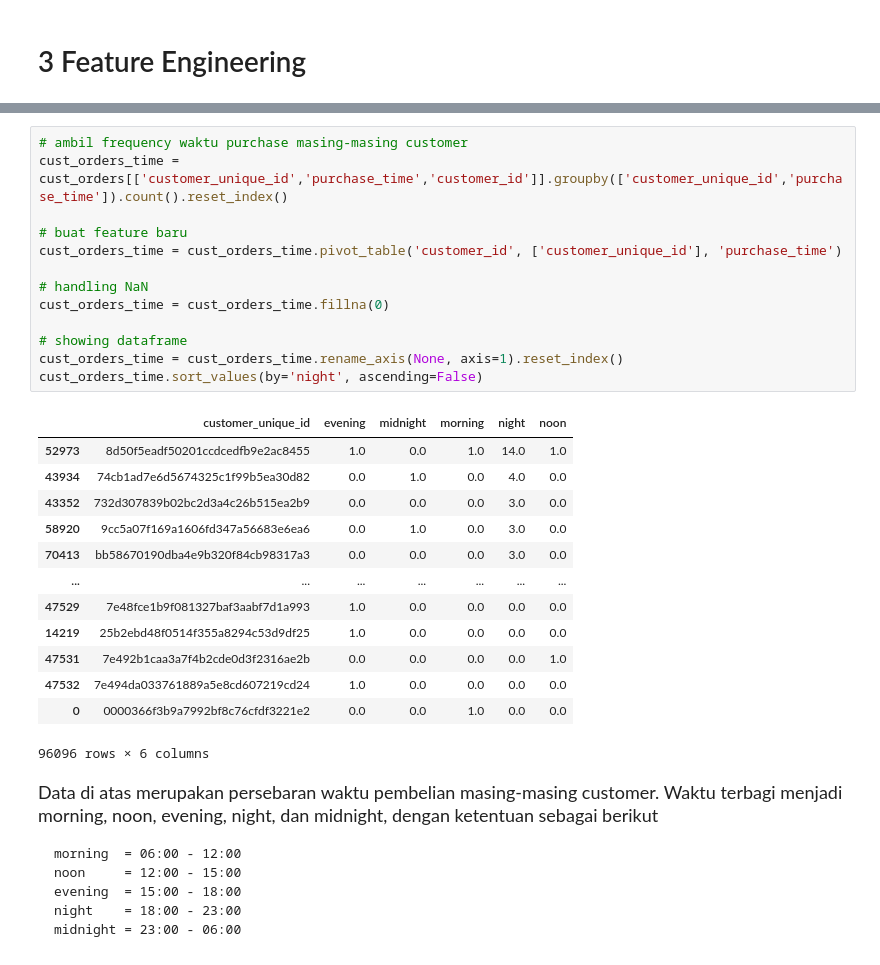
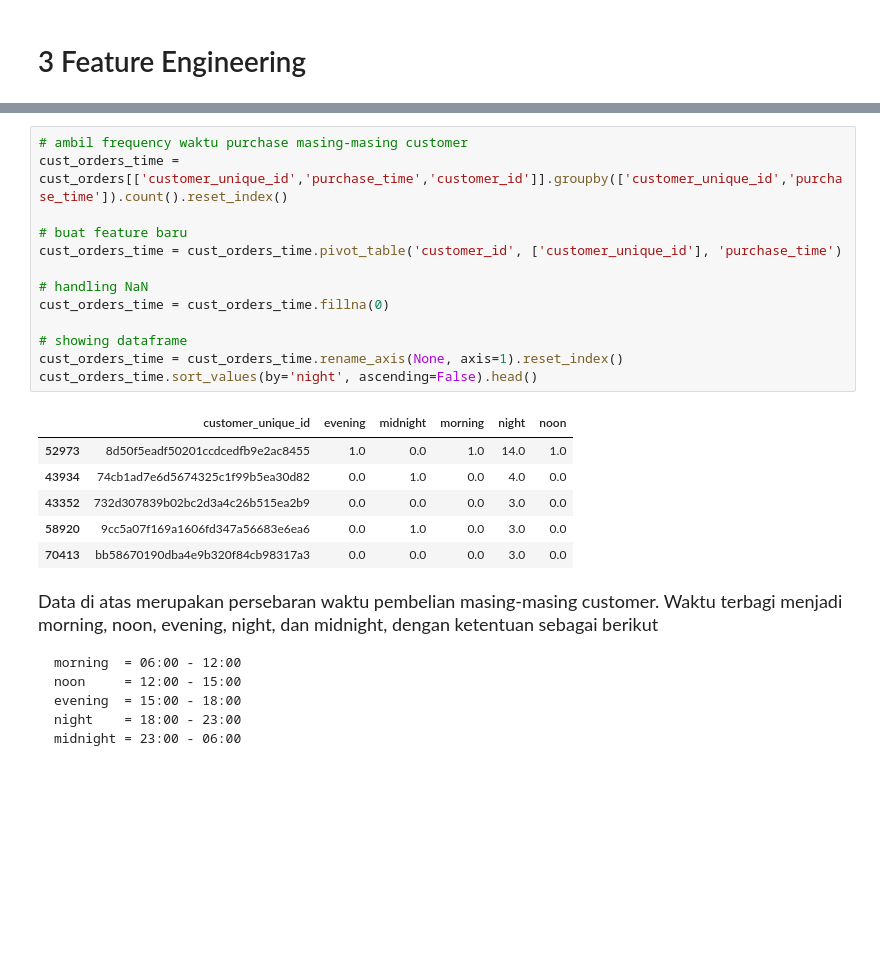
Before and after one commit to latifaahu/kaggle-brazilian, a Jupyter notebook: 03-latifah-hukma-shobiyya.ipynb, the cells around one changed output, grey strips where cells are left out. Drawn from its saved outputs; the diff is of its cells as text; blank space fills up the shorter version.

```diff
--- a/03-latifah-hukma-shobiyya.ipynb
+++ b/03-latifah-hukma-shobiyya.ipynb
@@ -600,30 +650,23 @@ cust_orders
 # %%
 # ambil frequency waktu purchase masing-masing customer
 cust_orders_time = cust_orders[['customer_unique_id','purchase_time','customer_id']].groupby(['customer_unique_id','purchase_time']).count().reset_index()
 
 # buat feature baru
 cust_orders_time = cust_orders_time.pivot_table('customer_id', ['customer_unique_id'], 'purchase_time')
 
 # handling NaN
 cust_orders_time = cust_orders_time.fillna(0)
 
 # showing dataframe
 cust_orders_time = cust_orders_time.rename_axis(None, axis=1).reset_index()
-cust_orders_time.sort_values(by='night', ascending=False)
+cust_orders_time.sort_values(by='night', ascending=False).head()
 # %% [output]
 |  | customer_unique_id | evening | midnight | morning | night | noon |
 | 52973 | 8d50f5eadf50201ccdcedfb9e2ac8455 | 1.0 | 0.0 | 1.0 | 14.0 | 1.0 |
 | 43934 | 74cb1ad7e6d5674325c1f99b5ea30d82 | 0.0 | 1.0 | 0.0 | 4.0 | 0.0 |
 | 43352 | 732d307839b02bc2d3a4c26b515ea2b9 | 0.0 | 0.0 | 0.0 | 3.0 | 0.0 |
 | 58920 | 9cc5a07f169a1606fd347a56683e6ea6 | 0.0 | 1.0 | 0.0 | 3.0 | 0.0 |
 | 70413 | bb58670190dba4e9b320f84cb98317a3 | 0.0 | 0.0 | 0.0 | 3.0 | 0.0 |
-| ... | ... | ... | ... | ... | ... | ... |
-| 47529 | 7e48fce1b9f081327baf3aabf7d1a993 | 1.0 | 0.0 | 0.0 | 0.0 | 0.0 |
-| 14219 | 25b2ebd48f0514f355a8294c53d9df25 | 1.0 | 0.0 | 0.0 | 0.0 | 0.0 |
-| 47531 | 7e492b1caa3a7f4b2cde0d3f2316ae2b | 0.0 | 0.0 | 0.0 | 0.0 | 1.0 |
-| 47532 | 7e494da033761889a5e8cd607219cd24 | 1.0 | 0.0 | 0.0 | 0.0 | 0.0 |
-| 0 | 0000366f3b9a7992bf8c76cfdf3221e2 | 0.0 | 0.0 | 1.0 | 0.0 | 0.0 |
-96096 rows × 6 columns
 # %% [markdown]
 <font size="4">Data di atas merupakan persebaran waktu pembelian masing-masing customer. Waktu terbagi menjadi morning, noon, evening, night, dan midnight, dengan ketentuan sebagai berikut
 
```
Also changed, not shown: parts of 18 cells of this notebook.
